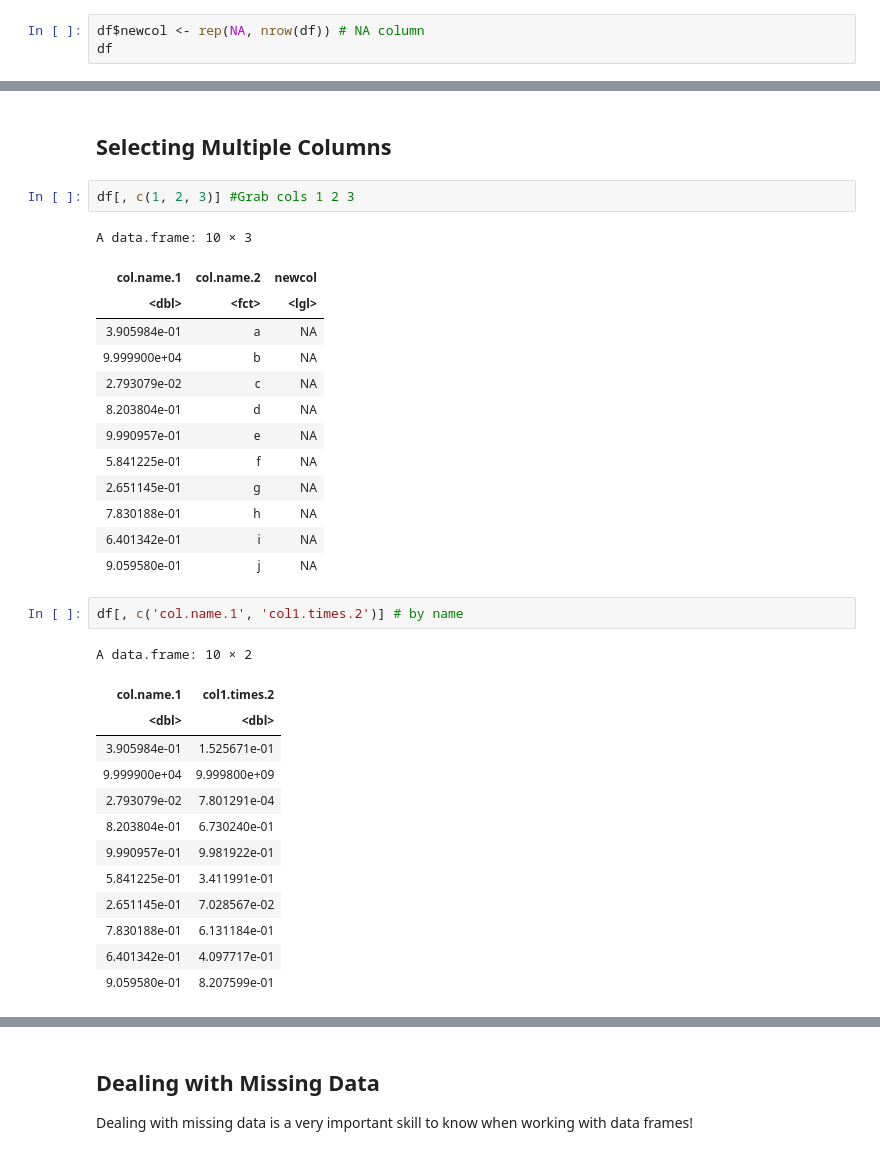
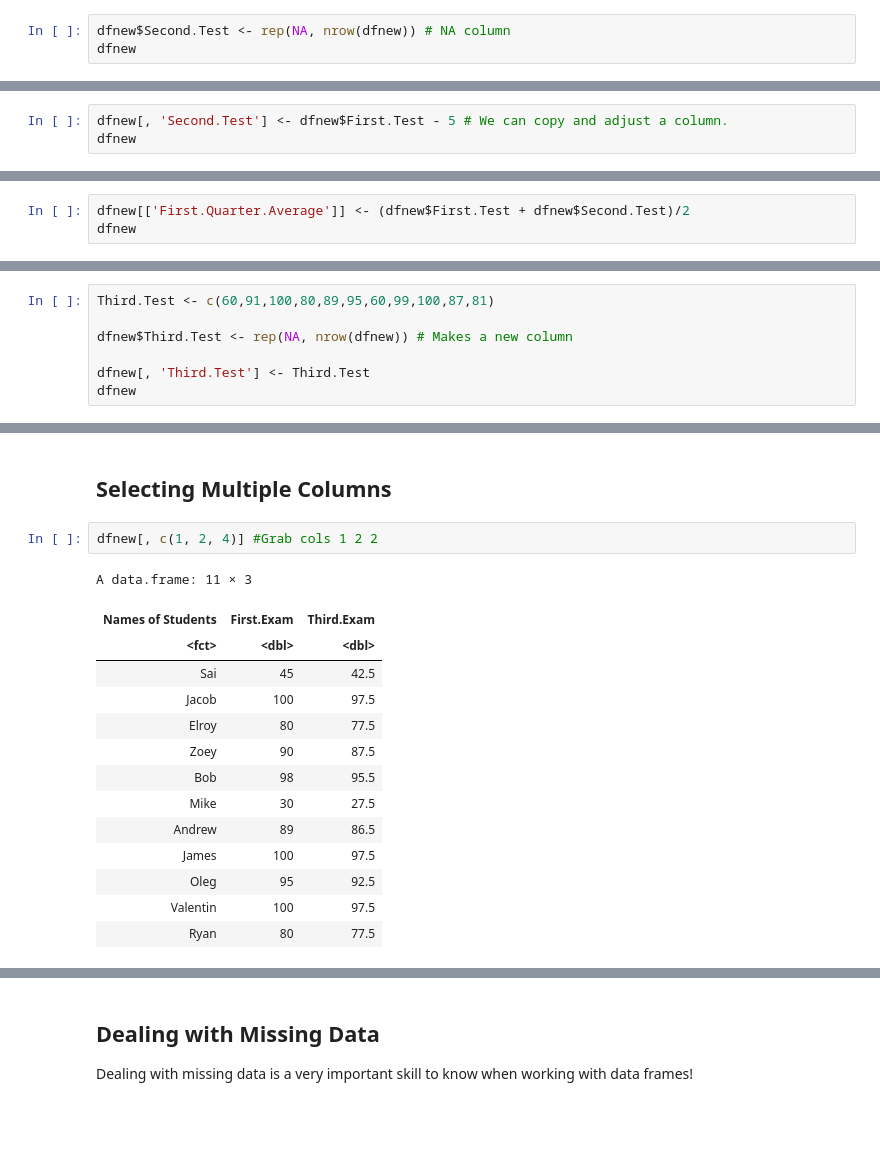
Before and after one commit to MichaelHotaling/Introduction-to-R, a Jupyter notebook: 16 Data Frame Operations.ipynb, the cells around one changed output, grey strips where cells are left out. Saved outputs shown, nothing was run; the diff lists cells and outputs as text; blank space fills up the shorter version.

```diff
--- a/16 Data Frame Operations.ipynb
+++ b/16 Data Frame Operations.ipynb
@@ -231,6 +241,6 @@ A data.frame: 11 × 2
 # %% [markdown]
 ## Adding Columns
 # %%
-df$newcol <- rep(NA, nrow(df)) # NA column
-df
+dfnew$Second.Test <- rep(NA, nrow(dfnew)) # NA column
+dfnew
 # %% [output]
@@ -266,0 +261,3 @@ A data.frame: 10 × 4
+# %%
+dfnew[, 'Second.Test'] <- dfnew$First.Test - 5 # We can copy and adjust a column.
+dfnew
@@ -285,0 +281,3 @@ A data.frame: 10 × 5
+# %%
+dfnew[['First.Quarter.Average']] <- (dfnew$First.Test + dfnew$Second.Test)/2
+dfnew
@@ -304,0 +301,7 @@ A data.frame: 10 × 6
+# %%
+Third.Test <- c(60,91,100,80,89,95,60,99,100,87,81)
+
+dfnew$Third.Test <- rep(NA, nrow(dfnew)) # Makes a new column
+
+dfnew[, 'Third.Test'] <- Third.Test
+dfnew
@@ -393,34 +428,19 @@ A data.frame: 1 × 6
 # %% [markdown]
 ## Selecting Multiple Columns
 # %%
-df[, c(1, 2, 3)] #Grab cols 1 2 3
+dfnew[, c(1, 2, 4)] #Grab cols 1 2 2
 # %% [output]
-A data.frame: 10 × 3
+A data.frame: 11 × 3
-| col.name.1 | col.name.2 | newcol |
-| <dbl> | <fct> | <lgl> |
-| 3.905984e-01 | a | NA |
-| 9.999900e+04 | b | NA |
-| 2.793079e-02 | c | NA |
-| 8.203804e-01 | d | NA |
-| 9.990957e-01 | e | NA |
-| 5.841225e-01 | f | NA |
-| 2.651145e-01 | g | NA |
-| 7.830188e-01 | h | NA |
-| 6.401342e-01 | i | NA |
-| 9.059580e-01 | j | NA |
+| Names of Students | First.Exam | Third.Exam |
+| <fct> | <dbl> | <dbl> |
+| Sai | 45 | 42.5 |
+| Jacob | 100 | 97.5 |
+| Elroy | 80 | 77.5 |
+| Zoey | 90 | 87.5 |
+| Bob | 98 | 95.5 |
+| Mike | 30 | 27.5 |
+| Andrew | 89 | 86.5 |
+| James | 100 | 97.5 |
+| Oleg | 95 | 92.5 |
+| Valentin | 100 | 97.5 |
+| Ryan | 80 | 77.5 |
-# %%
-df[, c('col.name.1', 'col1.times.2')] # by name
-# %% [output]
-A data.frame: 10 × 2
-| col.name.1 | col1.times.2 |
-| <dbl> | <dbl> |
-| 3.905984e-01 | 1.525671e-01 |
-| 9.999900e+04 | 9.999800e+09 |
-| 2.793079e-02 | 7.801291e-04 |
-| 8.203804e-01 | 6.730240e-01 |
-| 9.990957e-01 | 9.981922e-01 |
-| 5.841225e-01 | 3.411991e-01 |
-| 2.651145e-01 | 7.028567e-02 |
-| 7.830188e-01 | 6.131184e-01 |
-| 6.401342e-01 | 4.097717e-01 |
-| 9.059580e-01 | 8.207599e-01 |
```
Also changed, not shown: parts of 31 cells of this notebook.
